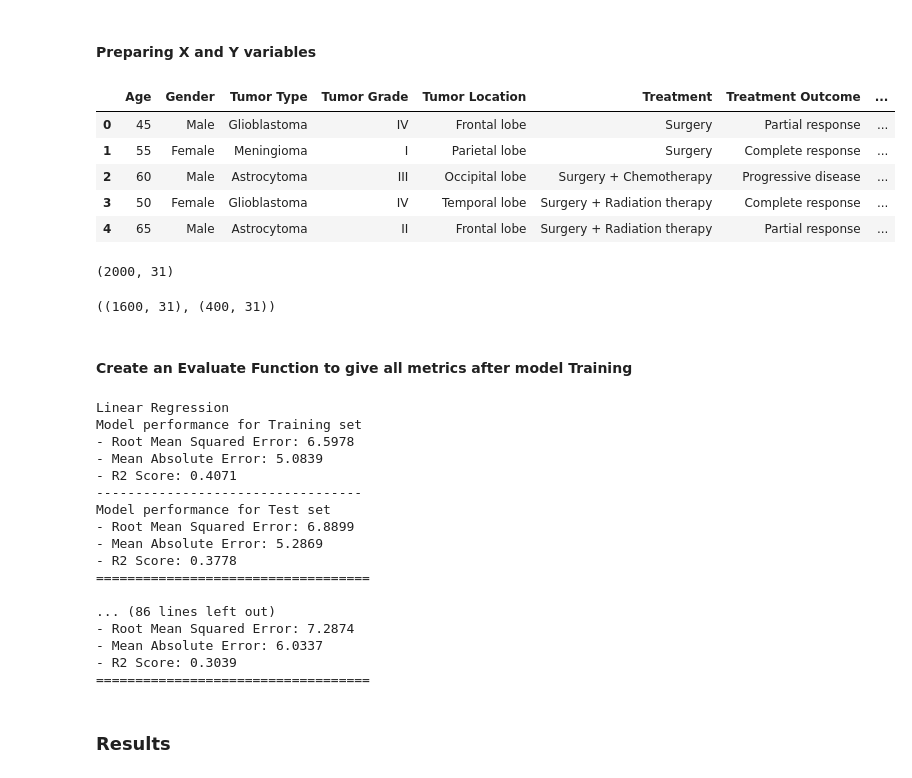
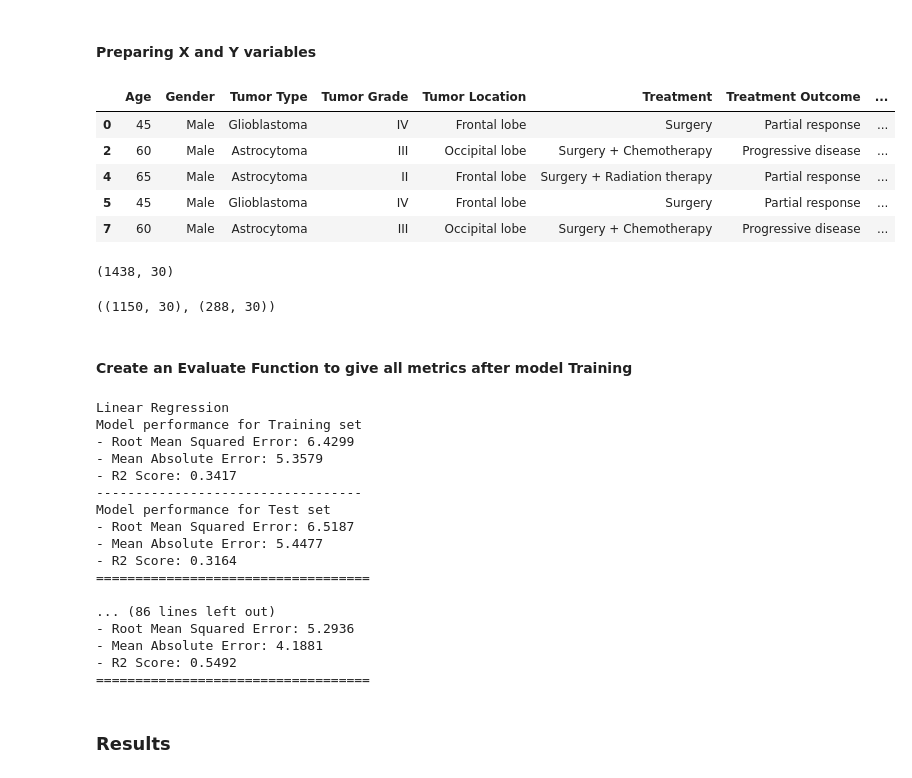
Before and after one commit to ajasan2/cancer-survival-mlproject, a Jupyter notebook: notebook/2. MODEL TRAINING.ipynb, the cells around one changed output. Cells and saved outputs as stored; diff of their text form; code cells hidden in the pictures.

```diff
--- a/notebook/2. MODEL TRAINING.ipynb
+++ b/notebook/2. MODEL TRAINING.ipynb
@@ -34,17 +34,16 @@ df.head()
 # %% [markdown]
 #### Preparing X and Y variables
 # %%
-df['Time to Recurrence (months)'] = df['Time to Recurrence (months)'].fillna(0)
-df['Recurrence Site'] = df['Recurrence Site'].fillna('None')
+df = df.dropna(subset=['Time to Recurrence (months)'])
 X = df.drop(columns=['Patient ID', 'Survival Time (months)'],axis=1)
 X.head()
 # %% [output]
 |  | Age | Gender | Tumor Type | Tumor Grade | Tumor Location | Treatment | Treatment Outcome | ... |
 | 0 | 45 | Male | Glioblastoma | IV | Frontal lobe | Surgery | Partial response | ... |
-| 1 | 55 | Female | Meningioma | I | Parietal lobe | Surgery | Complete response | ... |
 | 2 | 60 | Male | Astrocytoma | III | Occipital lobe | Surgery + Chemotherapy | Progressive disease | ... |
-| 3 | 50 | Female | Glioblastoma | IV | Temporal lobe | Surgery + Radiation therapy | Complete response | ... |
 | 4 | 65 | Male | Astrocytoma | II | Frontal lobe | Surgery + Radiation therapy | Partial response | ... |
+| 5 | 45 | Male | Glioblastoma | IV | Frontal lobe | Surgery | Partial response | ... |
+| 7 | 60 | Male | Astrocytoma | III | Occipital lobe | Surgery + Chemotherapy | Progressive disease | ... |
 # %%
 y = df['Survival Time (months)']
 # %%
@@ -69,14 +68,14 @@ X = preprocessor.fit_transform(X)
 # %%
 X.shape
 # %% [output]
-(2000, 31)
+(1438, 30)
 # %%
 # separate dataset into train and test
 from sklearn.model_selection import train_test_split
 X_train, X_test, y_train, y_test = train_test_split(X,y,test_size=0.2,random_state=42)
 X_train.shape, X_test.shape
 # %% [output]
-((1600, 31), (400, 31))
+((1150, 30), (288, 30))
 # %% [markdown]
 #### Create an Evaluate Function to give all metrics after model Training
 # %%
@@ -135,20 +134,20 @@ for i in range(len(list(models))):
 # %% [output]
 Linear Regression
 Model performance for Training set
-- Root Mean Squared Error: 6.5978
-- Mean Absolute Error: 5.0839
-- R2 Score: 0.4071
+- Root Mean Squared Error: 6.4299
+- Mean Absolute Error: 5.3579
+- R2 Score: 0.3417
 ----------------------------------
 Model performance for Test set
-- Root Mean Squared Error: 6.8899
-- Mean Absolute Error: 5.2869
-- R2 Score: 0.3778
+- Root Mean Squared Error: 6.5187
+- Mean Absolute Error: 5.4477
+- R2 Score: 0.3164
 ===================================
 
 ... (86 lines left out)
-- Root Mean Squared Error: 7.2874
-- Mean Absolute Error: 6.0337
-- R2 Score: 0.3039
+- Root Mean Squared Error: 5.2936
+- Mean Absolute Error: 4.1881
+- R2 Score: 0.5492
 ===================================
 # %% [markdown]
 ### Results
```
Also changed, not shown: parts of 6 cells of this notebook, 2 other files.
